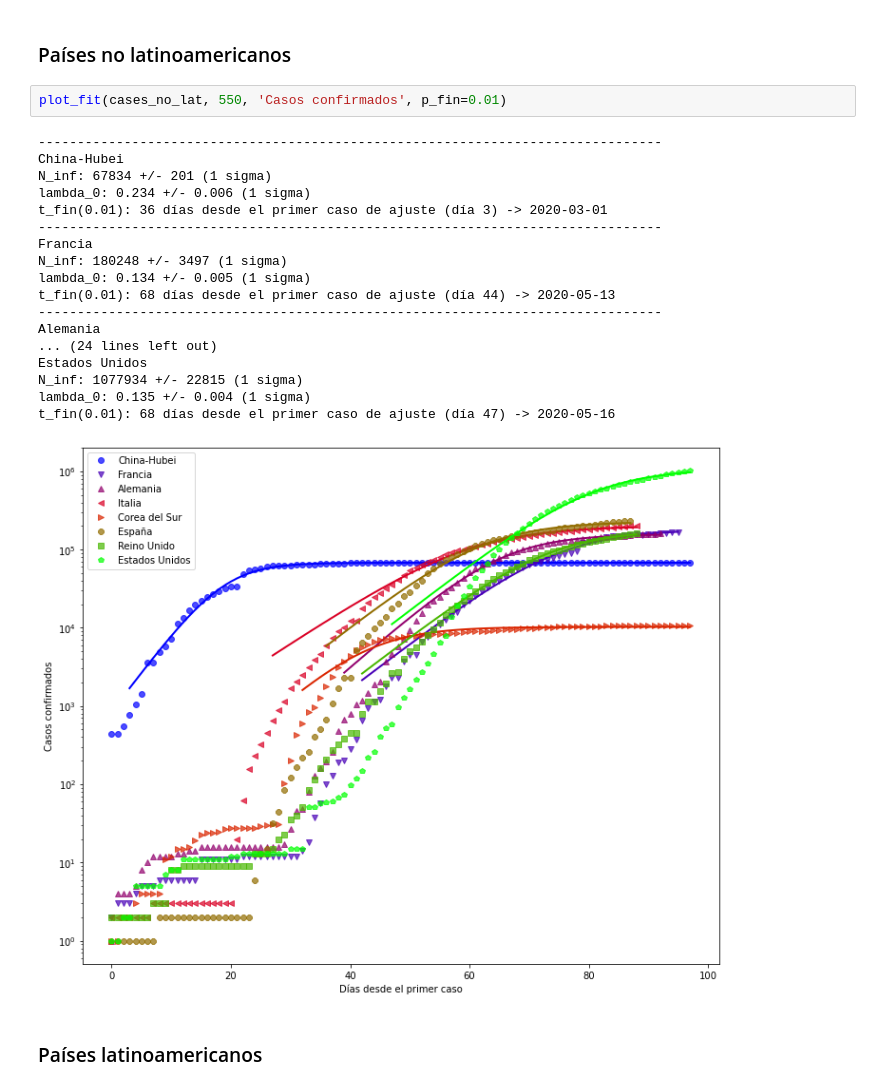
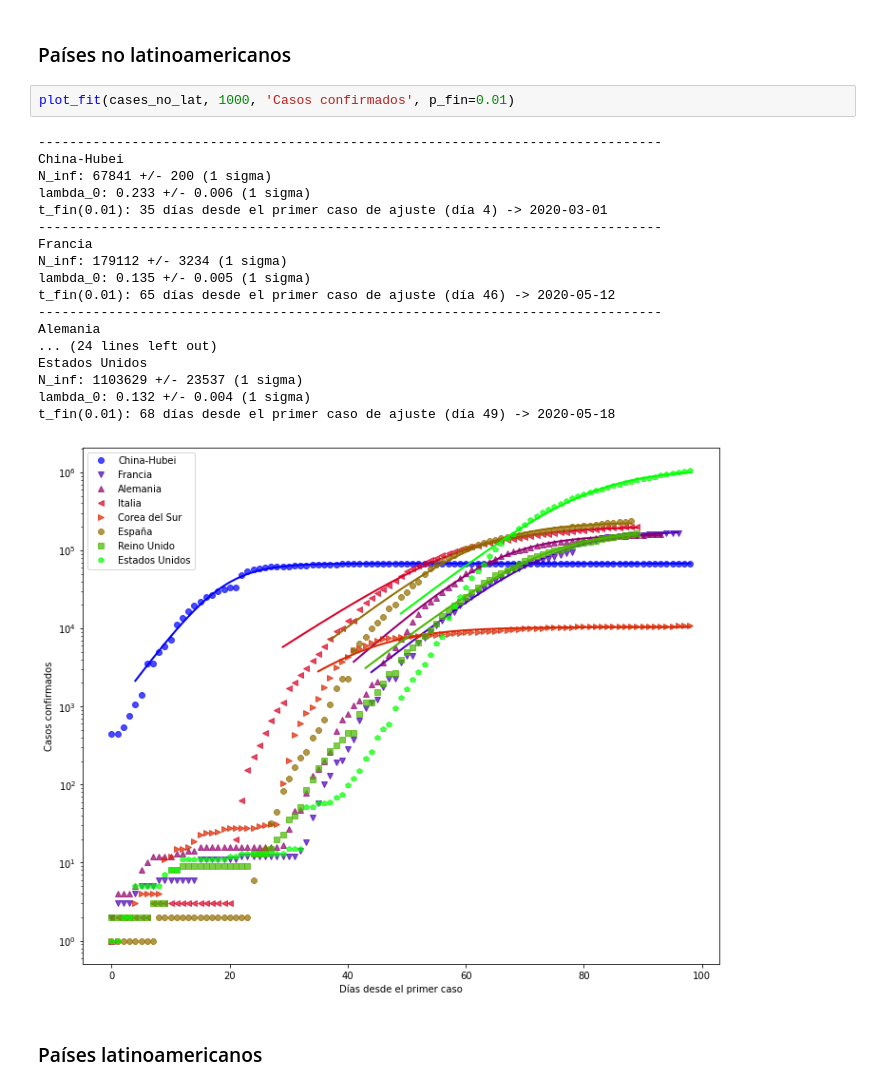
Before and after one commit to manuxch/logistic-covid19, a Jupyter notebook: Logistic_model_COVID-19.ipynb, the cells around one changed output. Cells and saved outputs as stored; diff of their text form.

Commit message:
Actualización diaria de visualizaciones, ajustes y registros

```diff
--- a/Logistic_model_COVID-19.ipynb
+++ b/Logistic_model_COVID-19.ipynb
@@ -180,26 +180,26 @@ El número de casos confirmados se obtiene a partir de los test que se le realiz
 # %% [markdown]
 ### Países no latinoamericanos
 # %%
-plot_fit(cases_no_lat, 550, 'Casos confirmados', p_fin=0.01)
+plot_fit(cases_no_lat, 1000, 'Casos confirmados', p_fin=0.01)
 # %% [output]
 --------------------------------------------------------------------------------
 China-Hubei
-N_inf: 67834 +/- 201 (1 sigma)
-lambda_0: 0.234 +/- 0.006 (1 sigma)
-t_fin(0.01): 36 días desde el primer caso de ajuste (día 3) -> 2020-03-01
+N_inf: 67841 +/- 200 (1 sigma)
+lambda_0: 0.233 +/- 0.006 (1 sigma)
+t_fin(0.01): 35 días desde el primer caso de ajuste (día 4) -> 2020-03-01
 --------------------------------------------------------------------------------
 Francia
-N_inf: 180248 +/- 3497 (1 sigma)
-lambda_0: 0.134 +/- 0.005 (1 sigma)
-t_fin(0.01): 68 días desde el primer caso de ajuste (día 44) -> 2020-05-13
+N_inf: 179112 +/- 3234 (1 sigma)
+lambda_0: 0.135 +/- 0.005 (1 sigma)
+t_fin(0.01): 65 días desde el primer caso de ajuste (día 46) -> 2020-05-12
 --------------------------------------------------------------------------------
 Alemania
 ... (24 lines left out)
 Estados Unidos
-N_inf: 1077934 +/- 22815 (1 sigma)
-lambda_0: 0.135 +/- 0.004 (1 sigma)
-t_fin(0.01): 68 días desde el primer caso de ajuste (día 47) -> 2020-05-16
+N_inf: 1103629 +/- 23537 (1 sigma)
+lambda_0: 0.132 +/- 0.004 (1 sigma)
+t_fin(0.01): 68 días desde el primer caso de ajuste (día 49) -> 2020-05-18
-[figure, old version]
+[figure, new version]
 # %% [markdown]
 ### Países latinoamericanos
 # %%
```
Also changed, not shown: parts of 8 cells of this notebook.
